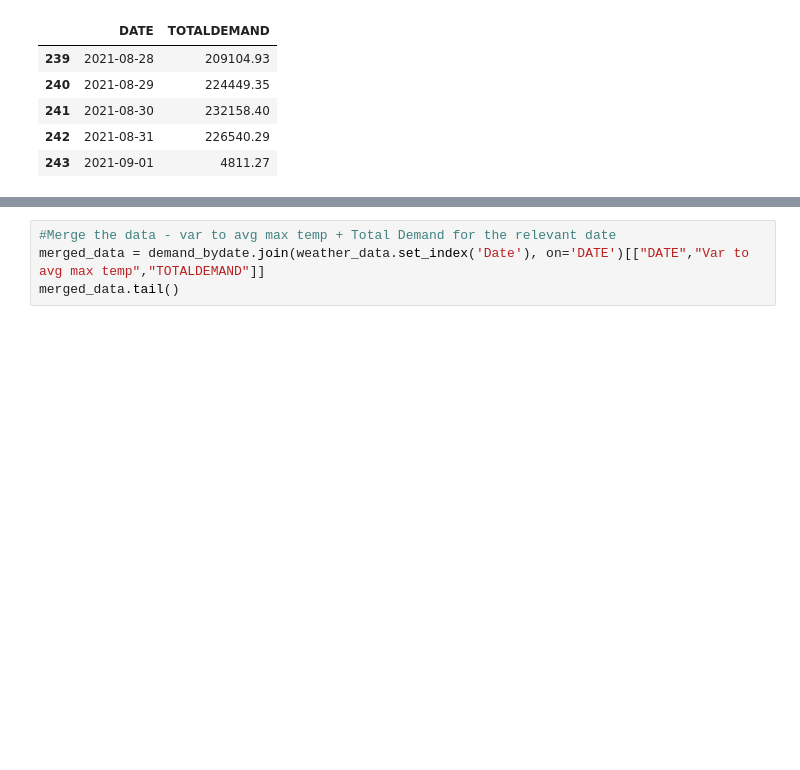
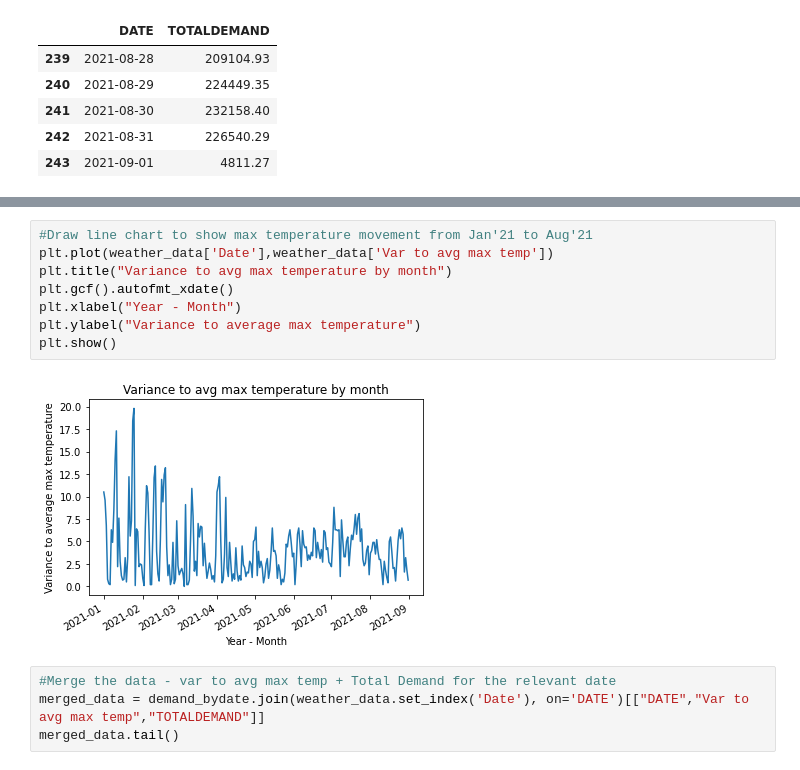
Before and after one commit to YunaWuu/Data_Analytics_Assignment2_Group2, a Jupyter notebook: Assignment 2 - Model 1.ipynb, the cells around one changed output, grey strips where cells are left out. Drawn from its saved outputs; the diff is of its cells as text; blank space fills up the shorter version.

```diff
--- a/Assignment 2 - Model 1.ipynb
+++ b/Assignment 2 - Model 1.ipynb
@@ -70,3 +117,13 @@ demand_bydate.tail()
+# %%
+#Draw line chart to show max temperature movement from Jan'21 to Aug'21
+plt.plot(weather_data['Date'],weather_data['Var to avg max temp'])
+plt.title("Variance to avg max temperature by month")
+plt.gcf().autofmt_xdate()
+plt.xlabel("Year - Month")
+plt.ylabel("Variance to average max temperature")
+plt.show()
+# %% [output]
+[figure, added]
 # %%
 #Merge the data - var to avg max temp + Total Demand for the relevant date
 merged_data = demand_bydate.join(weather_data.set_index('Date'), on='DATE')[["DATE","Var to avg max temp","TOTALDEMAND"]]
```
Also changed, not shown: parts of 10 cells of this notebook.
